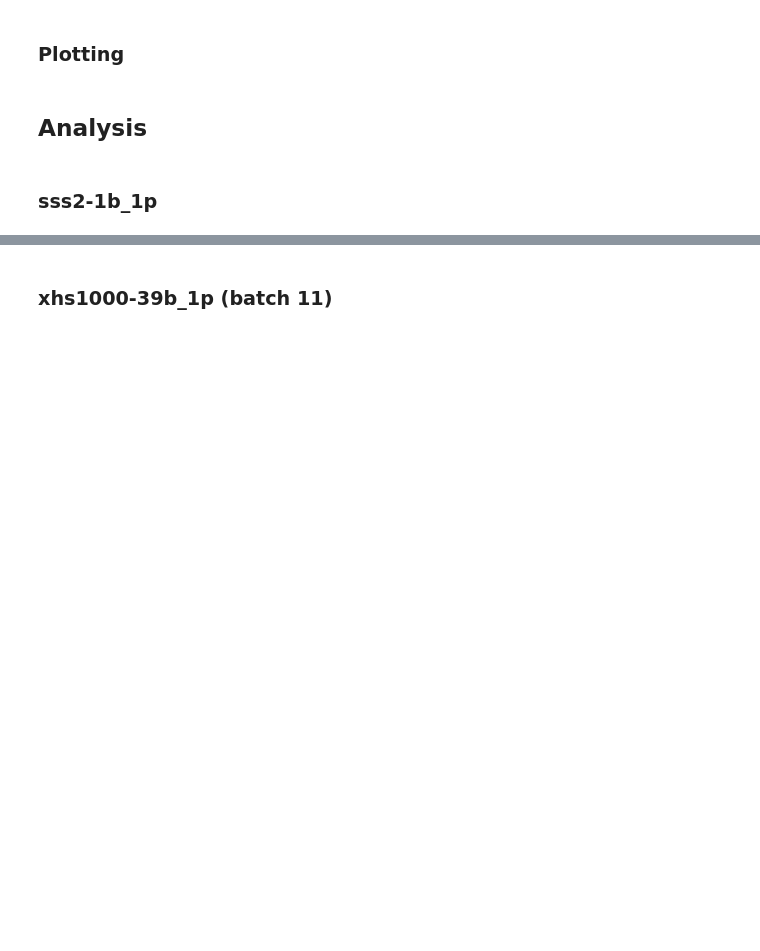
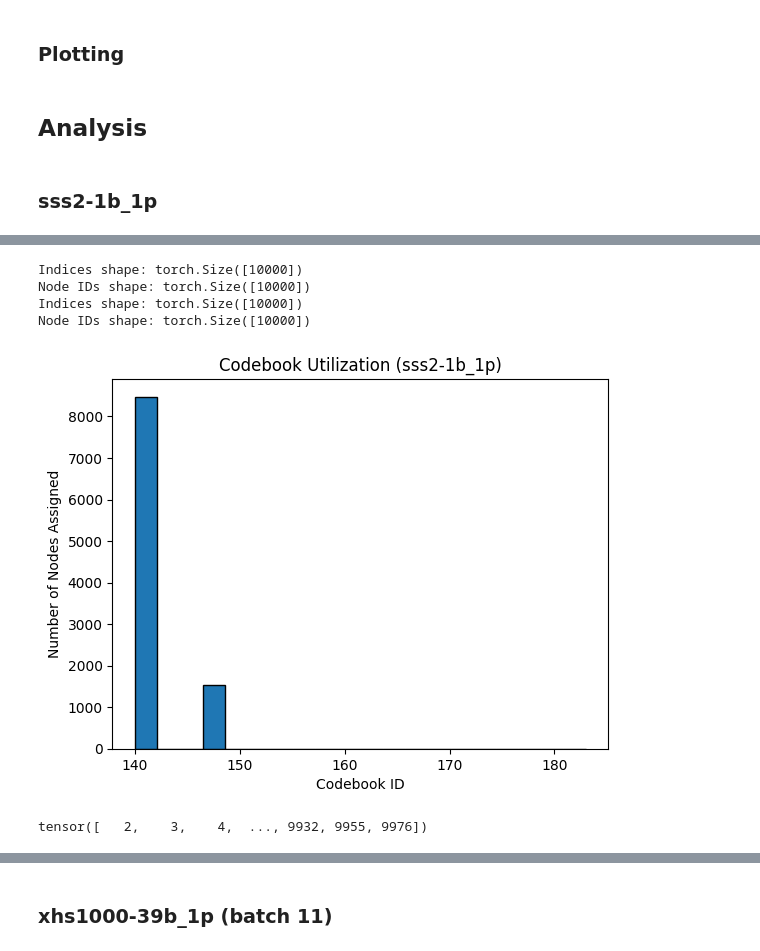
Before and after one commit to Lotfollahi-lab/squint-reproducibility, a Jupyter notebook: analysis/notebooks/wandb_run_dashboard.ipynb, the cells around one changed output, grey strips where cells are left out. Saved outputs shown, nothing was run; the diff lists cells and outputs as text; code cells hidden in the pictures; blank space fills up the shorter version.

Commit message:
update: loading DataBatch for multiple data objects

```diff
--- a/analysis/notebooks/wandb_run_dashboard.ipynb
+++ b/analysis/notebooks/wandb_run_dashboard.ipynb
@@ -302,0 +356,47 @@ trainer = initialize_everything(
+# %%
+indices_list = []
+node_ids = []
+loaders = [datamodule_batch.train_dataloader(), datamodule_batch.val_dataloader(), datamodule_batch.test_dataloader()]
+
+for loader in loaders:
+        for batch in loader:
+                h_pre_vq_conv, \
+                h_vq, \
+                indices, \
+                dist, \
+                codebook_embeddings, \
+                h_node, \
+                h_edge, \
+                h_post_vq_conv, \
+                unnormalized_logits_batch \
+                        = model(
+                                batch.x,
+                                batch.edge_index,
+                        )
+                indices_list.append(indices[:batch.batch_size])
+                node_ids.append(batch.input_id)
+
+indices = torch.cat(indices_list, dim=0)
+node_ids = torch.cat(node_ids, dim=0)
+print(f"Indices shape: {indices.shape}")
+print(f"Node IDs shape: {node_ids.shape}")
+indices = indices[torch.argsort(node_ids)]
+print(f"Indices shape: {indices.shape}")
+print(f"Node IDs shape: {node_ids.shape}")
+# %% [output]
+Indices shape: torch.Size([10000])
+Node IDs shape: torch.Size([10000])
+Indices shape: torch.Size([10000])
+Node IDs shape: torch.Size([10000])
+# %%
+plt.hist(indices.numpy(), bins=20, edgecolor='black')
+plt.xlabel('Codebook ID')
+plt.ylabel('Number of Nodes Assigned')
+plt.title('Codebook Utilization (sss2-1b_1p)')
+plt.show()
+# %% [output]
+[figure, added]
+# %%
+print(node_ids)
+# %% [output]
+tensor([   2,    3,    4,  ..., 9932, 9955, 9976])
```
Also changed, not shown: parts of 28 cells of this notebook, 2 other files.
